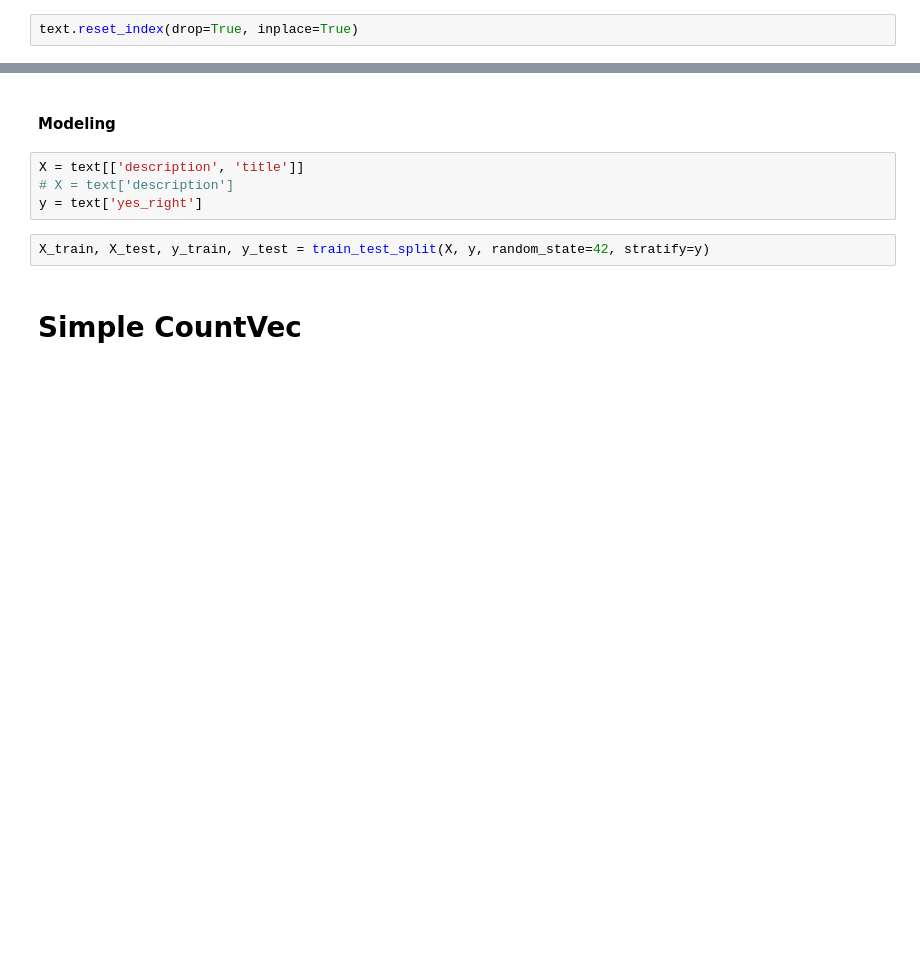
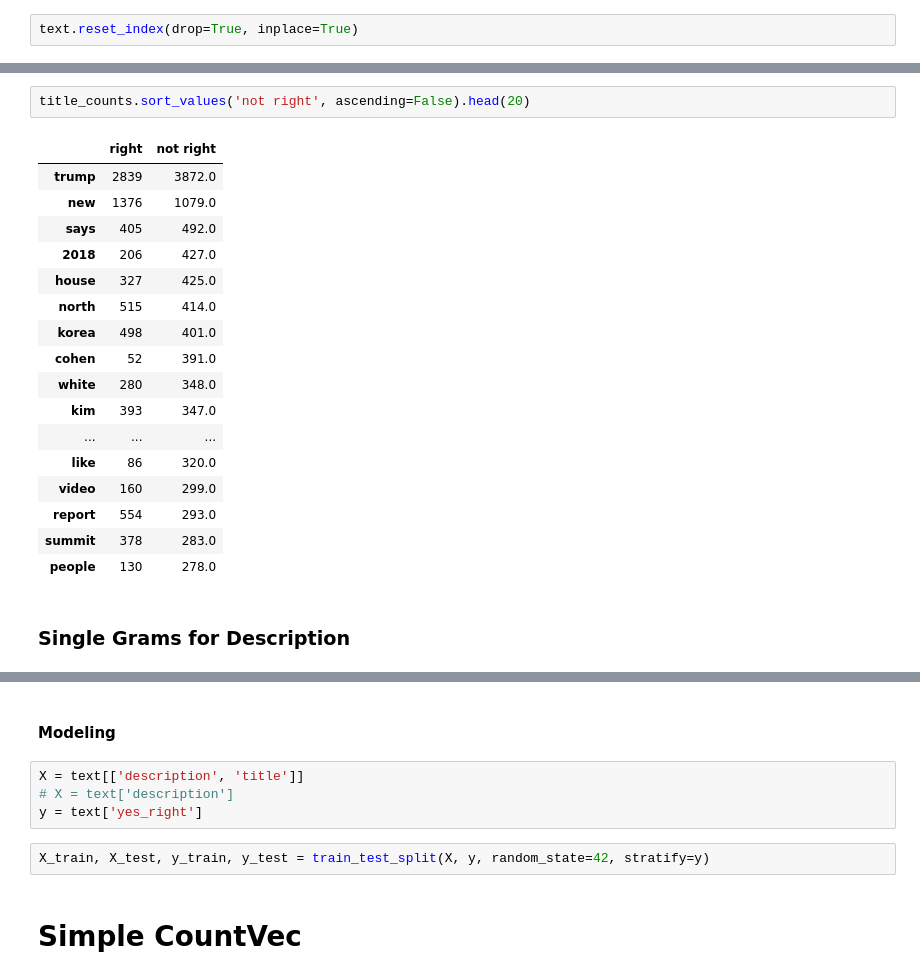
Before and after one commit to confoley/Capstone, a Jupyter notebook: quickie.ipynb, the cells around one changed output, grey strips where cells are left out. Cells and saved outputs as stored; diff of their text form; blank space fills up the shorter version.

```diff
--- a/quickie.ipynb
+++ b/quickie.ipynb
@@ -109,0 +185,22 @@ Name: yes_right, dtype: int64
+# %%
+title_counts.sort_values('not right', ascending=False).head(20)
+# %% [output]
+|  | right | not right |
+| trump | 2839 | 3872.0 |
+| new | 1376 | 1079.0 |
+| says | 405 | 492.0 |
+| 2018 | 206 | 427.0 |
+| house | 327 | 425.0 |
+| north | 515 | 414.0 |
+| korea | 498 | 401.0 |
+| cohen | 52 | 391.0 |
+| white | 280 | 348.0 |
+| kim | 393 | 347.0 |
+| ... | ... | ... |
+| like | 86 | 320.0 |
+| video | 160 | 299.0 |
+| report | 554 | 293.0 |
+| summit | 378 | 283.0 |
+| people | 130 | 278.0 |
+# %% [markdown]
+### Single Grams for Description
```
Also changed, not shown: parts of 80 cells of this notebook, 8 other files.
